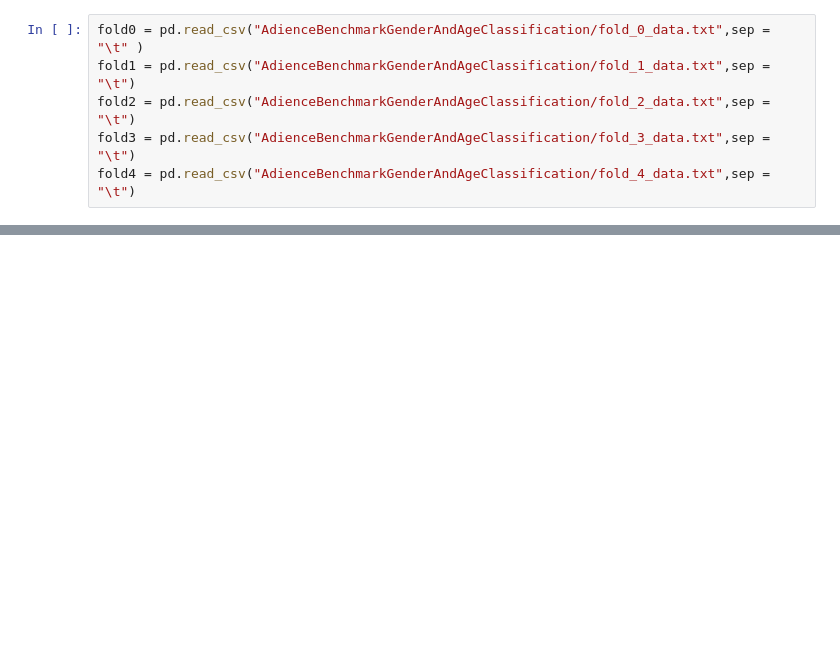
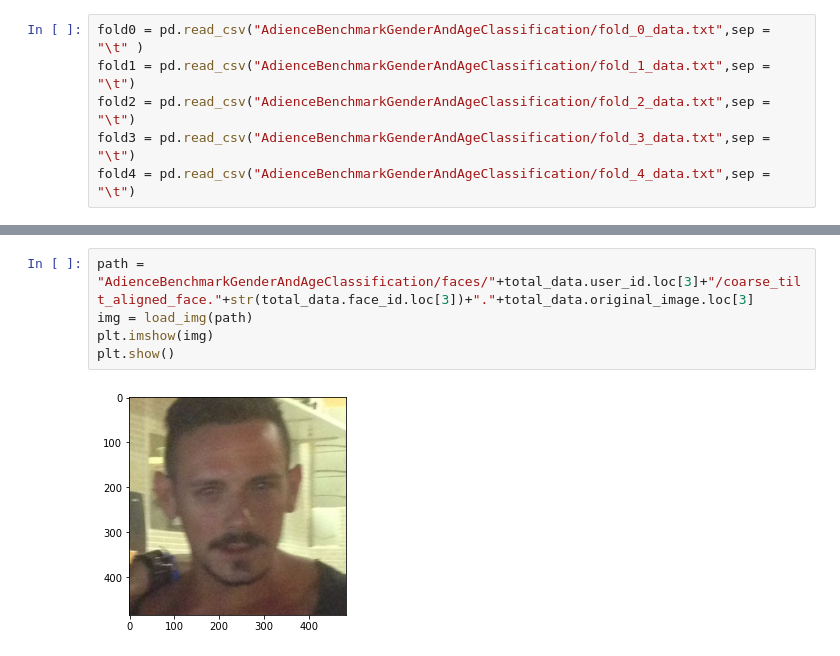
Before and after one commit to alfinyusriansyah/Project_Pembelajaran_Mesin, a Jupyter notebook: pembelajaran-mesin/Project.ipynb, the cells around one changed output, grey strips where cells are left out. Cells and saved outputs as stored; diff of their text form; blank space fills up the shorter version.

```diff
--- a/pembelajaran-mesin/Project.ipynb
+++ b/pembelajaran-mesin/Project.ipynb
@@ -58,0 +72,7 @@ SyntaxError: ignored
+# %%
+path = "AdienceBenchmarkGenderAndAgeClassification/faces/"+total_data.user_id.loc[3]+"/coarse_tilt_aligned_face."+str(total_data.face_id.loc[3])+"."+total_data.original_image.loc[3]
+img = load_img(path)
+plt.imshow(img)
+plt.show()
+# %% [output]
+[figure, added]
```
Also changed, not shown: parts of 9 cells of this notebook.
